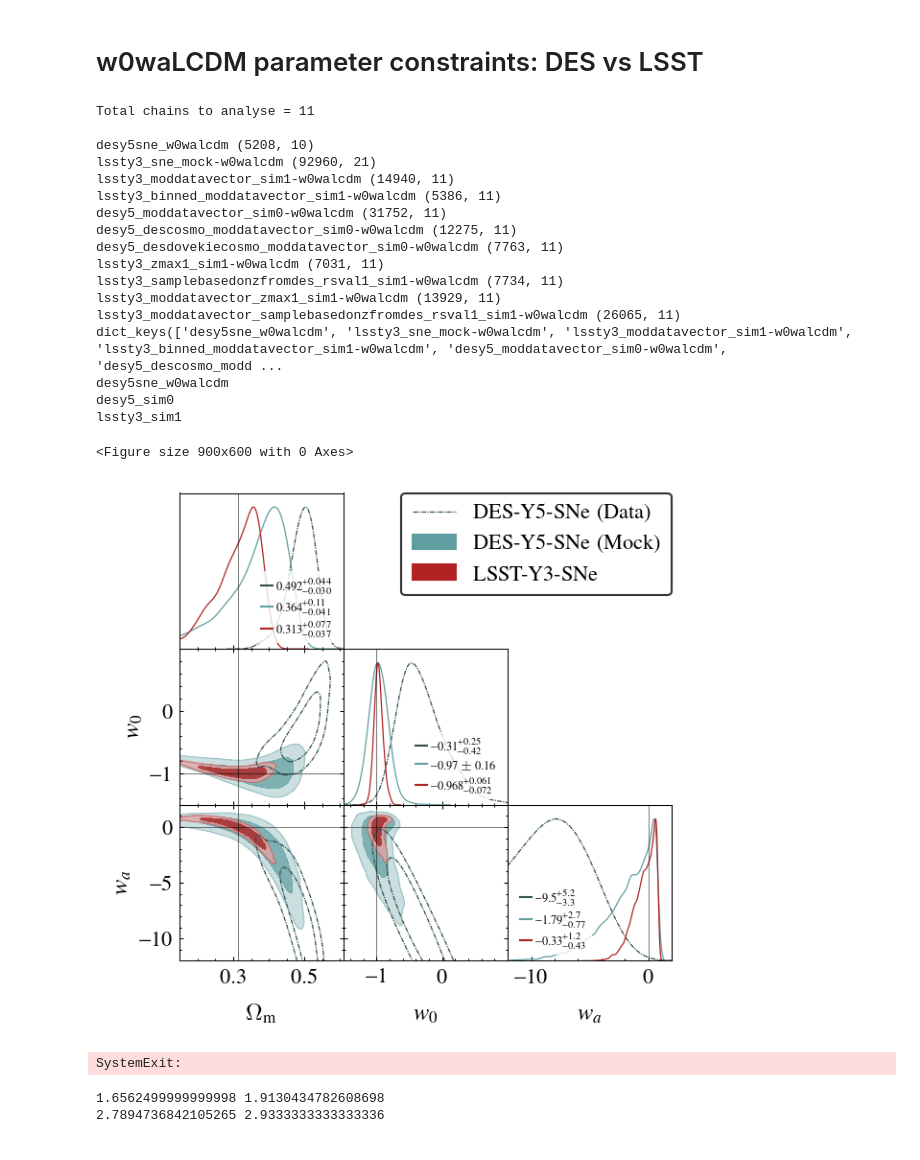
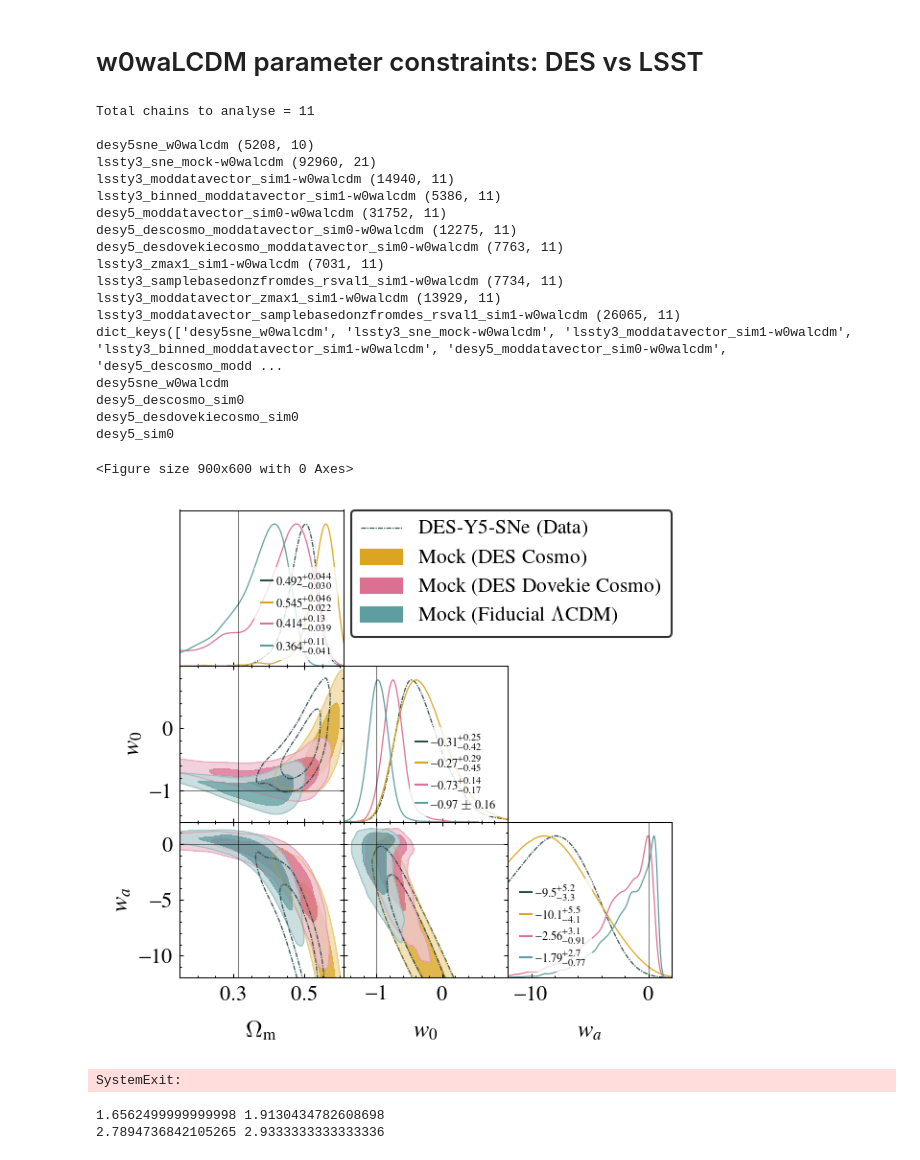
Before and after one commit to sriniraghunathan/CMB_BAO_SNe_likelihoods, a Jupyter notebook: analyse_chains_for_paper.ipynb, the cells around one changed output. Drawn from its saved outputs; the diff is of its cells as text; code cells hidden in the pictures.

```diff
--- a/analyse_chains_for_paper.ipynb
+++ b/analyse_chains_for_paper.ipynb
@@ -448,7 +448,7 @@ if (1):
                ]
     plname = 'plots/%s_lsst_des.pdf' %(which_cosmo)
 
-if (0): #multiple DES cosm0
+if (1): #multiple DES cosm0
     chains_to_plot = [
                       'desy5sne_%s' %(which_cosmo),
                       'desy5_descosmo_moddatavector_sim0-%s' %(which_cosmo),
@@ -650,35 +650,36 @@ low_err_dic = {'w': 0.061, 'wa': 0.43}
 up_err_dic = {'w': 0.072, 'wa': 1.2}
 get_des_lsst_improvements('lsst', low_err_dic, up_err_dic)
 
 #zmax cut
 ###low_err_dic = {'w': 0.13, 'wa': 1.4}; up_err_dic = {'w': 0.077, 'wa': 2.3}
 low_err_dic = {'w': 0.09, 'wa': 0.55}; up_err_dic = {'w': 0.078, 'wa': 1.6}
 get_des_lsst_improvements('zmaxcut', low_err_dic, up_err_dic)
 
 #DES-like
 ###low_err_dic = {'w': 0.23, 'wa': 2.2}; up_err_dic = {'w': 0.13, 'wa': 3.4}
 low_err_dic = {'w': 0.16, 'wa': 0.85}; up_err_dic = {'w': 0.16, 'wa': 2.8}
 get_des_lsst_improvements('deslike', low_err_dic, up_err_dic)
 # %% [output]
 Total chains to analyse = 11
 
 desy5sne_w0walcdm (5208, 10)
 lssty3_sne_mock-w0walcdm (92960, 21)
 lssty3_moddatavector_sim1-w0walcdm (14940, 11)
 lssty3_binned_moddatavector_sim1-w0walcdm (5386, 11)
 desy5_moddatavector_sim0-w0walcdm (31752, 11)
 desy5_descosmo_moddatavector_sim0-w0walcdm (12275, 11)
 desy5_desdovekiecosmo_moddatavector_sim0-w0walcdm (7763, 11)
 lssty3_zmax1_sim1-w0walcdm (7031, 11)
 lssty3_samplebasedonzfromdes_rsval1_sim1-w0walcdm (7734, 11)
 lssty3_moddatavector_zmax1_sim1-w0walcdm (13929, 11)
 lssty3_moddatavector_samplebasedonzfromdes_rsval1_sim1-w0walcdm (26065, 11)
 dict_keys(['desy5sne_w0walcdm', 'lssty3_sne_mock-w0walcdm', 'lssty3_moddatavector_sim1-w0walcdm', 'lssty3_binned_moddatavector_sim1-w0walcdm', 'desy5_moddatavector_sim0-w0walcdm', 'desy5_descosmo_modd ...
 desy5sne_w0walcdm
+desy5_descosmo_sim0
+desy5_desdovekiecosmo_sim0
 desy5_sim0
-lssty3_sim1
 <Figure size 900x600 with 0 Axes>
-[figure, old version]
+[figure, new version]
 SystemExit:
 # %%
 print( 5.3/3.2, 4.4/2.3 )
```
Also changed, not shown: parts of 3 cells of this notebook, 4 other files.
